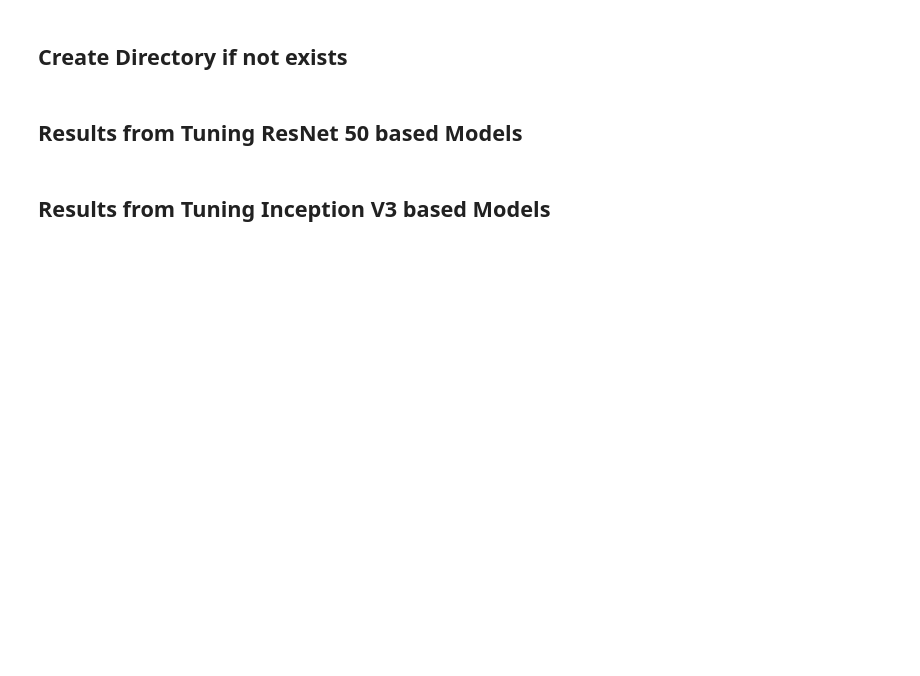
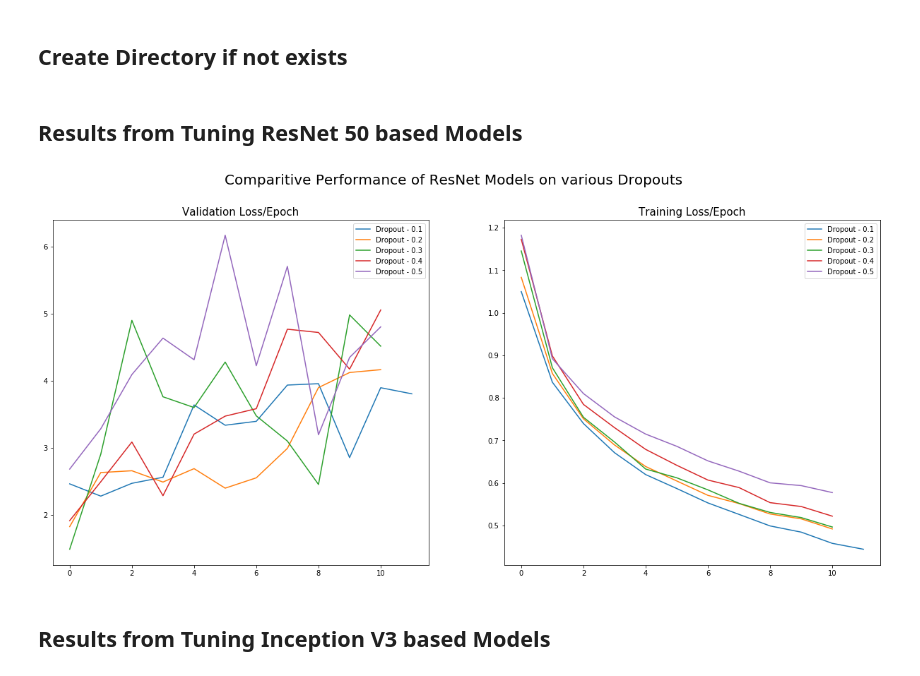
Before and after one commit to aman-chauhan/brain-tumor-classification, a Jupyter notebook: Visualization - Classifier.ipynb, the cells around one changed output. Saved outputs shown, nothing was run; the diff lists cells and outputs as text; code cells hidden in the pictures; blank space fills up the shorter version.

Commit message:
Updated Visualizations

```diff
--- a/Visualization - Classifier.ipynb
+++ b/Visualization - Classifier.ipynb
@@ -22,23 +22,25 @@ if not os.path.exists(base_path):
 # %%
 fig, ax = plt.subplots(nrows=1, ncols=2)
 fig.suptitle('Comparitive Performance of ResNet Models on various Dropouts', fontsize=20)
 fig.set_figwidth(21)
 fig.set_figheight(9)
 
-ax[0].set_title('Validation MSE Loss/Epoch', fontsize=15)
-ax[1].set_title('Training MSE Loss/Epoch', fontsize=15)
+ax[0].set_title('Validation Loss/Epoch', fontsize=15)
+ax[1].set_title('Training Loss/Epoch', fontsize=15)
 
 for i in range(1,6):
     df = pd.read_csv(os.path.join('logs', 'clf_resnet_{}.csv'.format(i / 10)))
     ax[0].plot(df['val_loss'], label='Dropout - {}'.format(i / 10))
     ax[1].plot(df['loss'], label='Dropout - {}'.format(i / 10))
     del df
 
 ax[0].legend()
 ax[1].legend()
 
 gc.collect()
 plt.savefig(os.path.join(base_path, 'resnet.png'))
+# %% [output]
+[figure, added]
 # %% [markdown]
 ## Results from Tuning Inception V3 based Models
 # %%
```
Also changed, not shown: parts of 5 cells of this notebook, 6 other files.
